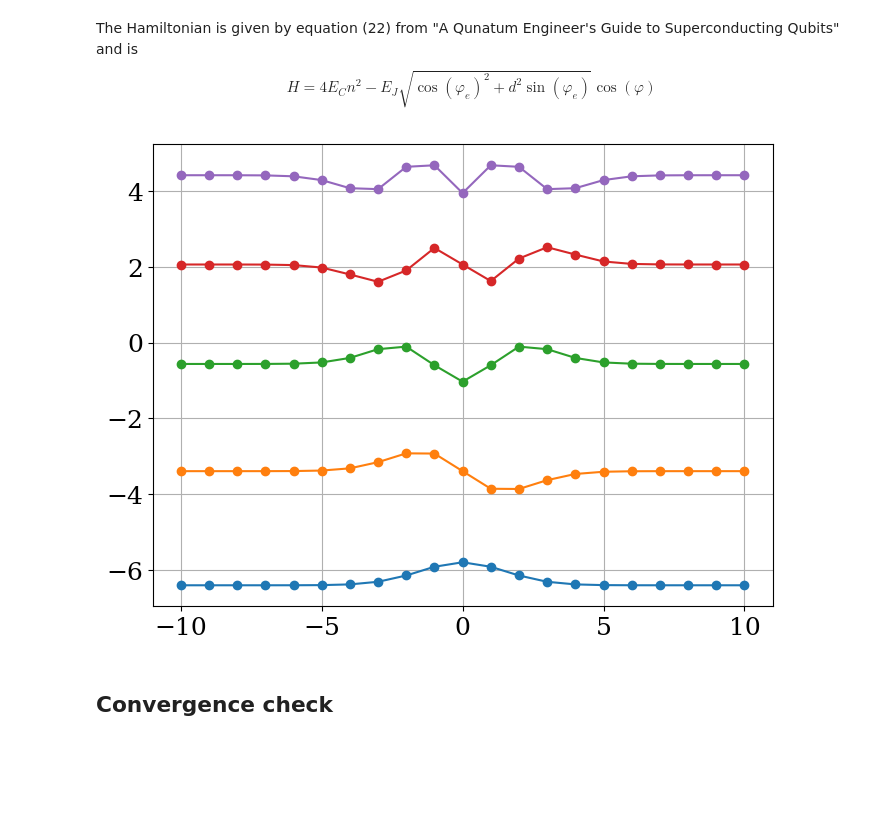
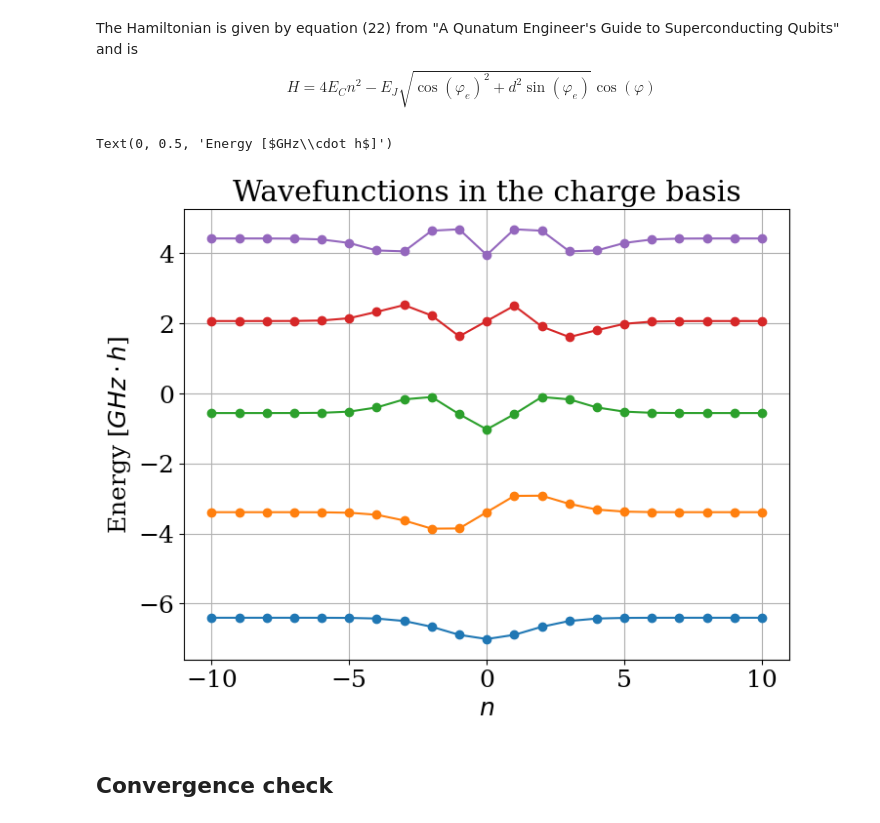
Before and after one commit to Shellf1sh/Superconducting-Qubits-Course, a Jupyter notebook: Week3/Week3code.ipynb, the cells around one changed output. Drawn from its saved outputs; the diff is of its cells as text; code cells hidden in the pictures; blank space fills up the shorter version.

Commit message:
Week 3 almost done, only missing E2)d). Also added plots

```diff
--- a/Week3/Week3code.ipynb
+++ b/Week3/Week3code.ipynb
@@ -39,12 +39,17 @@ def Hamiltonian(E_C, E_J, phi_e, d=0, n_cut = nCutoff):
 # %%
 H, scale, x = Hamiltonian(1, 50, 0)
 
-eigenvalues, eigenvectors = sc.sparse.linalg.eigs(H, k=10, which="SR")
+eigenvalues, eigenvectors = sc.sparse.linalg.eigsh(H, k=10, which="SA")
 # %%
 for i in range(5):
-    plt.plot(x, eigenvectors[:,i] + eigenvalues.real[i]/(2*np.pi), 'o-')
+    plt.plot(x, -eigenvectors[:,i] + eigenvalues[i]/(2*np.pi), 'o-')
+
+plt.title("Wavefunctions in the charge basis")
+plt.xlabel("$n$")
+plt.ylabel("Energy [$GHz\cdot h$]")
 # %% [output]
+Text(0, 0.5, 'Energy [$GHz\\cdot h$]')
-[figure, old version]
+[figure, new version]
 # %% [markdown]
 ## Convergence check
 # %%
```
Also changed, not shown: parts of 15 cells of this notebook, 3 other files.
